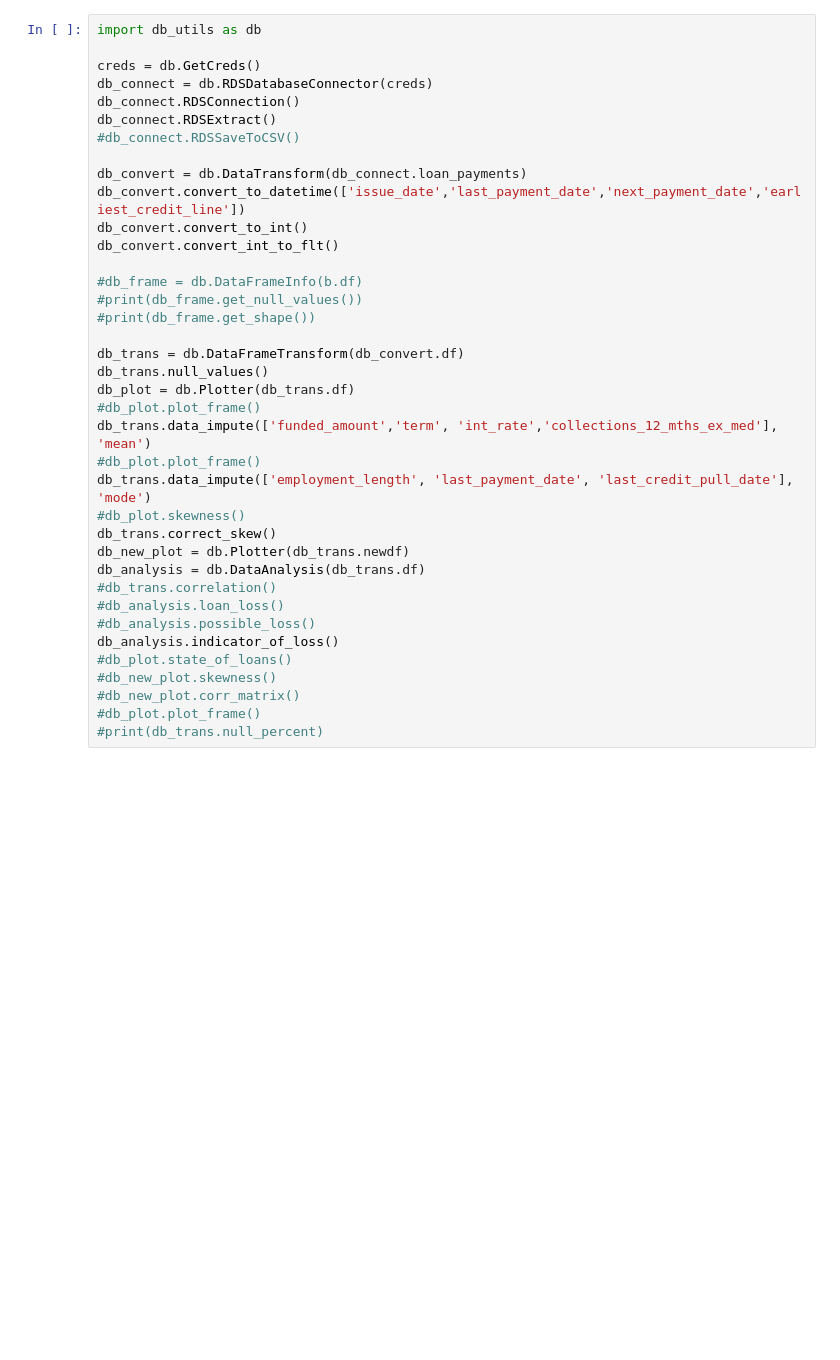
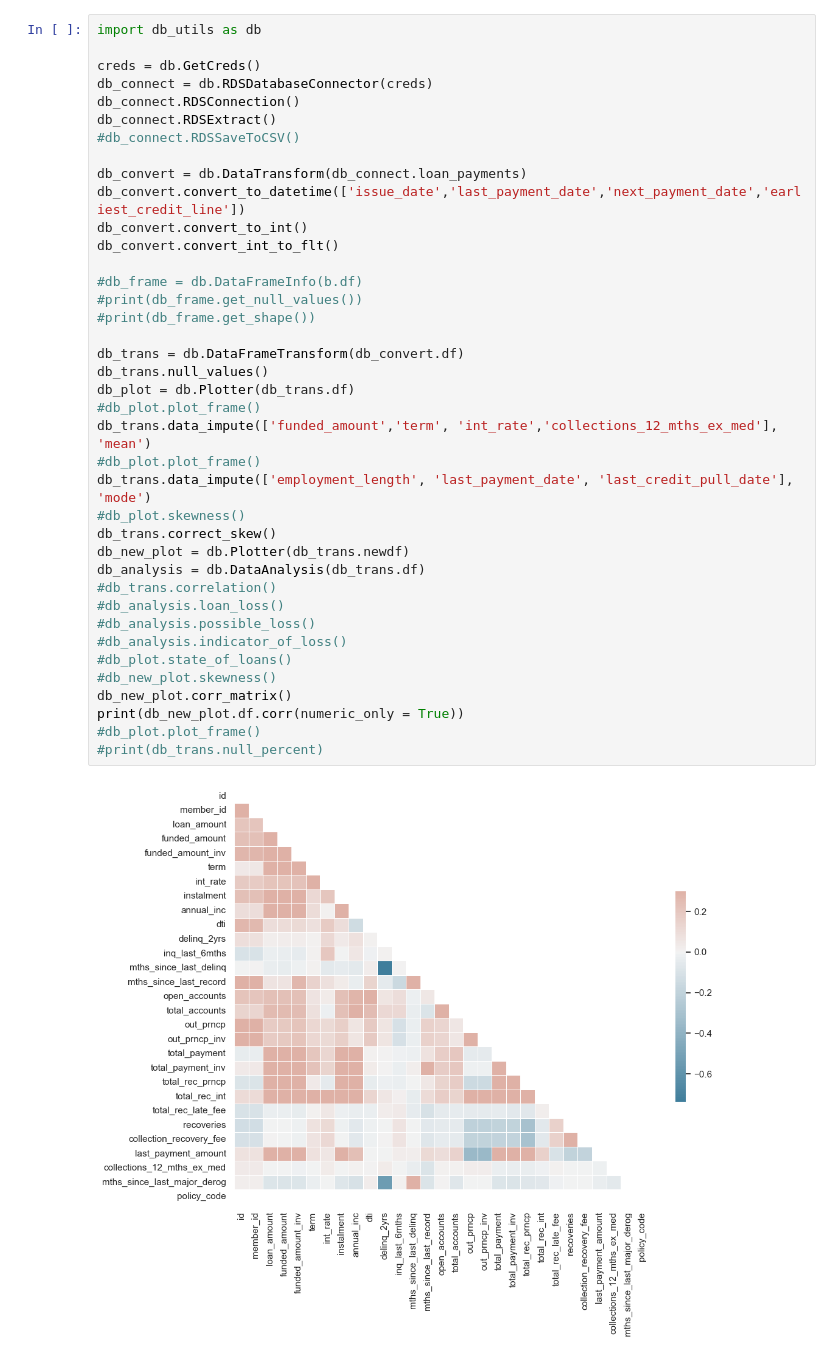
Before and after one commit to HaydnFewkes/exploratory-data-analysis---customer-loans-in-finance112, a Jupyter notebook: TestCode.ipynb, the cells around one changed output. Cells and saved outputs as stored; diff of their text form; blank space fills up the shorter version.

```diff
--- a/TestCode.ipynb
+++ b/TestCode.ipynb
@@ -8,32 +8,34 @@ db_connect.RDSExtract()
 #db_connect.RDSSaveToCSV()
 
 db_convert = db.DataTransform(db_connect.loan_payments)
 db_convert.convert_to_datetime(['issue_date','last_payment_date','next_payment_date','earliest_credit_line'])
 db_convert.convert_to_int()
 db_convert.convert_int_to_flt()
 
 #db_frame = db.DataFrameInfo(b.df)
 #print(db_frame.get_null_values())
 #print(db_frame.get_shape())
 
 db_trans = db.DataFrameTransform(db_convert.df)
 db_trans.null_values()
 db_plot = db.Plotter(db_trans.df)
 #db_plot.plot_frame()
 db_trans.data_impute(['funded_amount','term', 'int_rate','collections_12_mths_ex_med'], 'mean')
 #db_plot.plot_frame()
 db_trans.data_impute(['employment_length', 'last_payment_date', 'last_credit_pull_date'], 'mode')
 #db_plot.skewness()
 db_trans.correct_skew()
 db_new_plot = db.Plotter(db_trans.newdf)
 db_analysis = db.DataAnalysis(db_trans.df)
 #db_trans.correlation()
 #db_analysis.loan_loss()
 #db_analysis.possible_loss()
-db_analysis.indicator_of_loss()
+#db_analysis.indicator_of_loss()
 #db_plot.state_of_loans()
 #db_new_plot.skewness()
-#db_new_plot.corr_matrix()
+db_new_plot.corr_matrix()
+print(db_new_plot.df.corr(numeric_only = True))
 #db_plot.plot_frame()
 #print(db_trans.null_percent)
 # %% [output]
+[figure, added]
```
Also changed, not shown: parts of 1 cell of this notebook, 6 other files.
